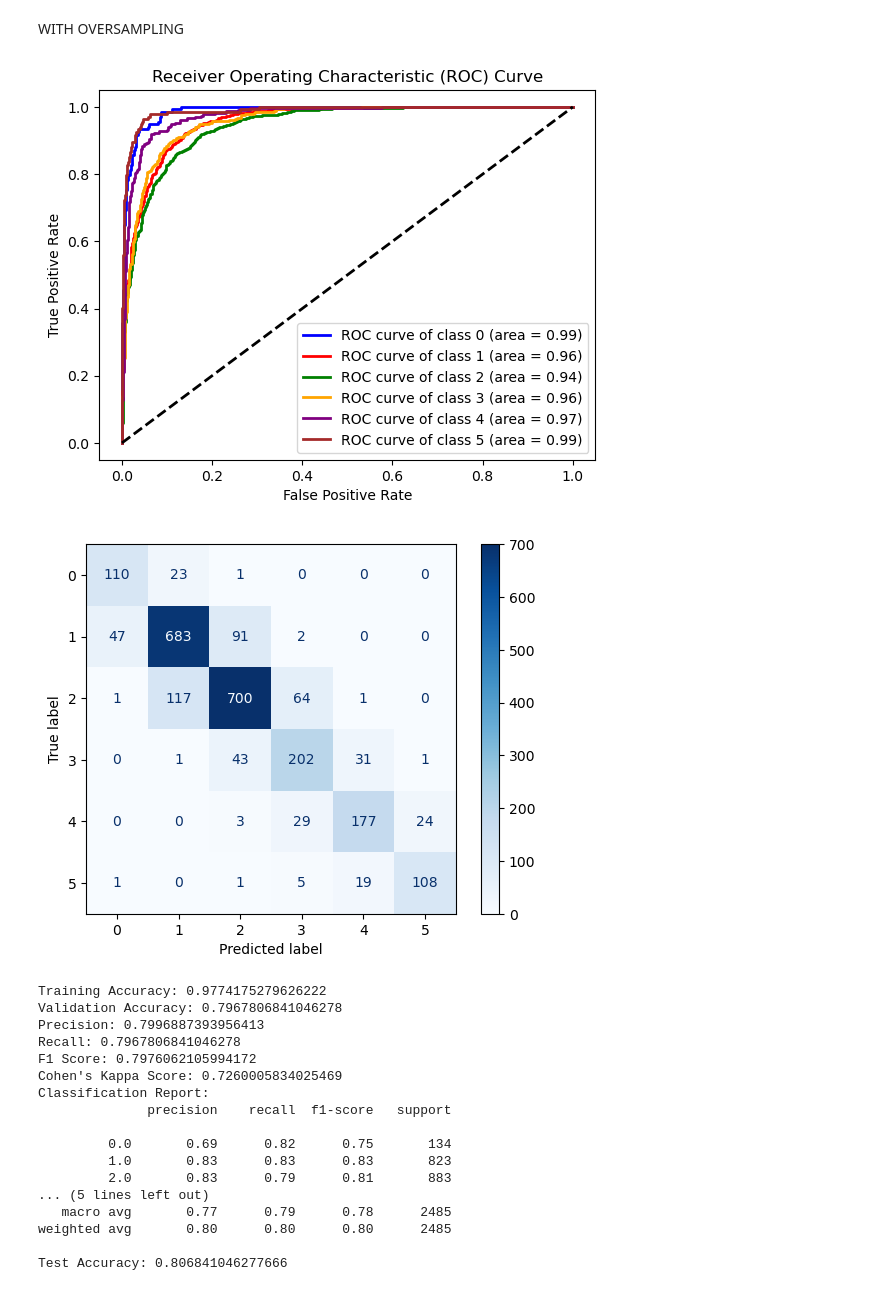
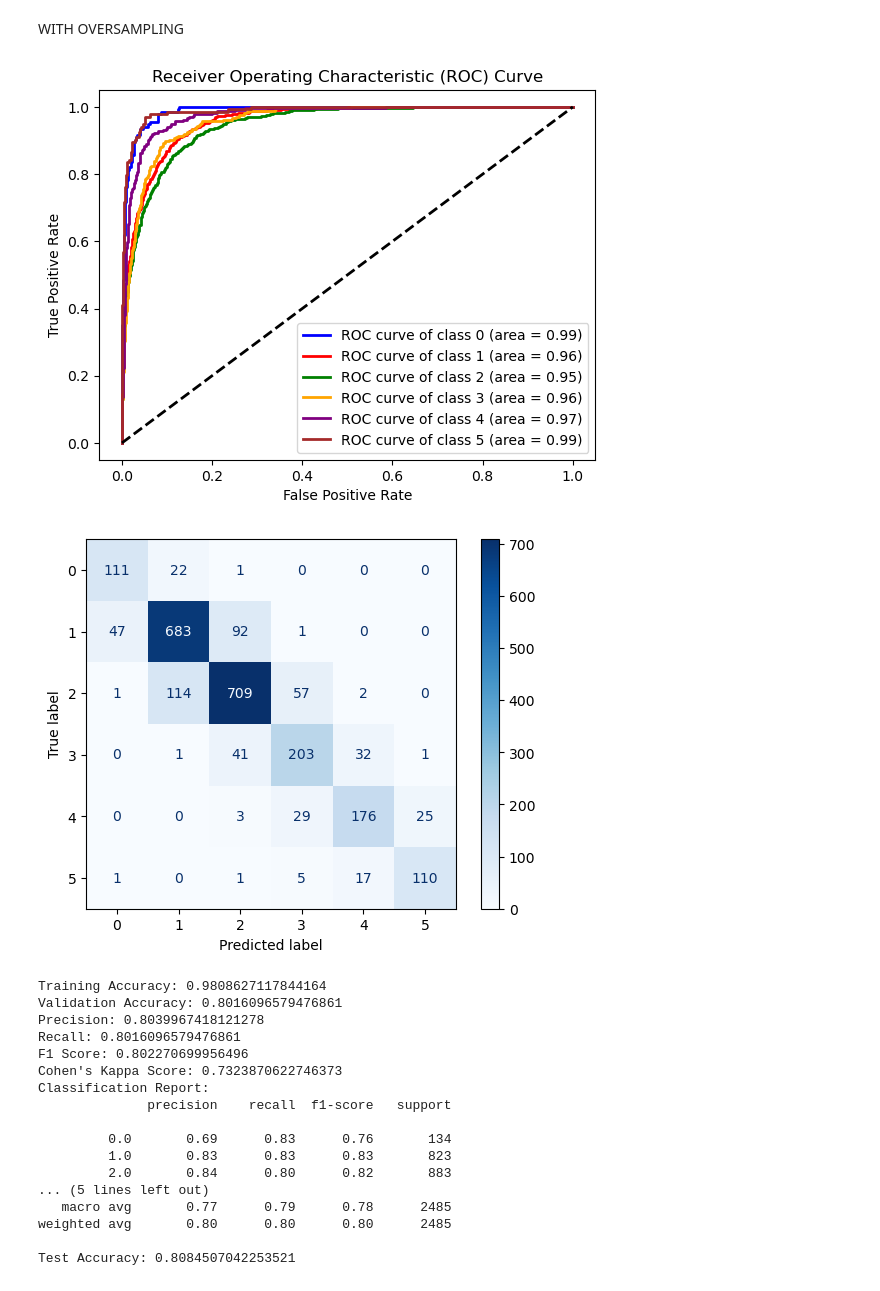
Before and after one commit to pr018gy/Air_Quality_Detection_ML, a Jupyter notebook: Modeling/XGBoost.ipynb, the cells around one changed output. Cells and saved outputs as stored; diff of their text form; code cells hidden in the pictures.

```diff
--- a/Modeling/XGBoost.ipynb
+++ b/Modeling/XGBoost.ipynb
@@ -9,14 +9,14 @@ import matplotlib.pyplot as plt
 import numpy as np
 
 # Read the datasets from the CSV files
-x_train = pd.read_csv("data_split/X_resampled_train.csv").drop(columns=['Encoded_City'])
+x_train = pd.read_csv("data_split/X_resampled_train.csv")
 y_train = pd.read_csv('data_split/y_resampled_train.csv').iloc[:, 0]
 
-x_valid = pd.read_csv('data_split/X_val.csv').drop(columns=['Encoded_City'])
+x_valid = pd.read_csv('data_split/X_val.csv')
 y_valid = pd.read_csv('data_split/y_val.csv').iloc[:, 0]
 
 
-x_test = pd.read_csv('data_split/X_test.csv').drop(columns=['Encoded_City'])
+x_test = pd.read_csv('data_split/X_test.csv')
 y_test = pd.read_csv('data_split/y_test.csv').iloc[:, 0]
 # %%
 import pandas as pd
@@ -28,7 +28,7 @@ import joblib
 
 
 # Train the XGBClassifier model
-model = xgb.XGBClassifier(objective="softmax", num_class=6,n_estimators=4000, eta=0.01,subsample=0.5, colsample_bytree=0.5)  # Adjust the number of classes accordingly
+model = xgb.XGBClassifier(objective="multi: softmax", num_class=6,n_estimators=4000, eta=0.01,subsample=0.5, colsample_bytree=0.5)  # Adjust the number of classes accordingly
 model.fit(x_train, y_train)
 
 # Make predictions on the training and validation sets
@@ -62,49 +62,49 @@ for i, color in zip(range(model.n_classes_), colors):
 plt.plot([0, 1], [0, 1], color='black', lw=2, linestyle='--')
 plt.xlabel('False Positive Rate')
 plt.ylabel('True Positive Rate')
 plt.title('Receiver Operating Characteristic (ROC) Curve')
 plt.legend(loc='lower right')
 plt.show()
 
 # Create and display confusion matrix
 cm = confusion_matrix(y_valid, y_valid_pred)
 disp = ConfusionMatrixDisplay(confusion_matrix=cm, display_labels=model.classes_)
 disp.plot(cmap=plt.cm.Blues)
 plt.show()
 
 # Print evaluation metrics
 print(f'Training Accuracy: {train_accuracy}')
 print(f'Validation Accuracy: {valid_accuracy}')
 print(f'Precision: {precision}')
 print(f'Recall: {recall}')
 print(f'F1 Score: {f1}')
 print(f'Cohen\'s Kappa Score: {kappa}')
 print(f'Classification Report:\n{classification_rep}')
 
 # Save the model
 joblib.dump(model, 'xgb_model.joblib')
 
 # Test the accuracy on the test set
 y_test_pred = model.predict(x_test)
 test_accuracy = accuracy_score(y_test, y_test_pred)
 print(f'Test Accuracy: {test_accuracy}')
 # %% [output]
-[figure, old version]
+[figure, new version]
-[figure, old version]
+[figure, new version]
-Training Accuracy: 0.9774175279626222
-Validation Accuracy: 0.7967806841046278
-Precision: 0.7996887393956413
-Recall: 0.7967806841046278
-F1 Score: 0.7976062105994172
-Cohen's Kappa Score: 0.7260005834025469
+Training Accuracy: 0.9808627117844164
+Validation Accuracy: 0.8016096579476861
+Precision: 0.8039967418121278
+Recall: 0.8016096579476861
+F1 Score: 0.802270699956496
+Cohen's Kappa Score: 0.7323870622746373
 Classification Report:
               precision    recall  f1-score   support
 
-         0.0       0.69      0.82      0.75       134
+         0.0       0.69      0.83      0.76       134
          1.0       0.83      0.83      0.83       823
-         2.0       0.83      0.79      0.81       883
+         2.0       0.84      0.80      0.82       883
 ... (5 lines left out)
    macro avg       0.77      0.79      0.78      2485
 weighted avg       0.80      0.80      0.80      2485
 
-Test Accuracy: 0.806841046277666
+Test Accuracy: 0.8084507042253521
```
Also changed, not shown: 3 other files.
